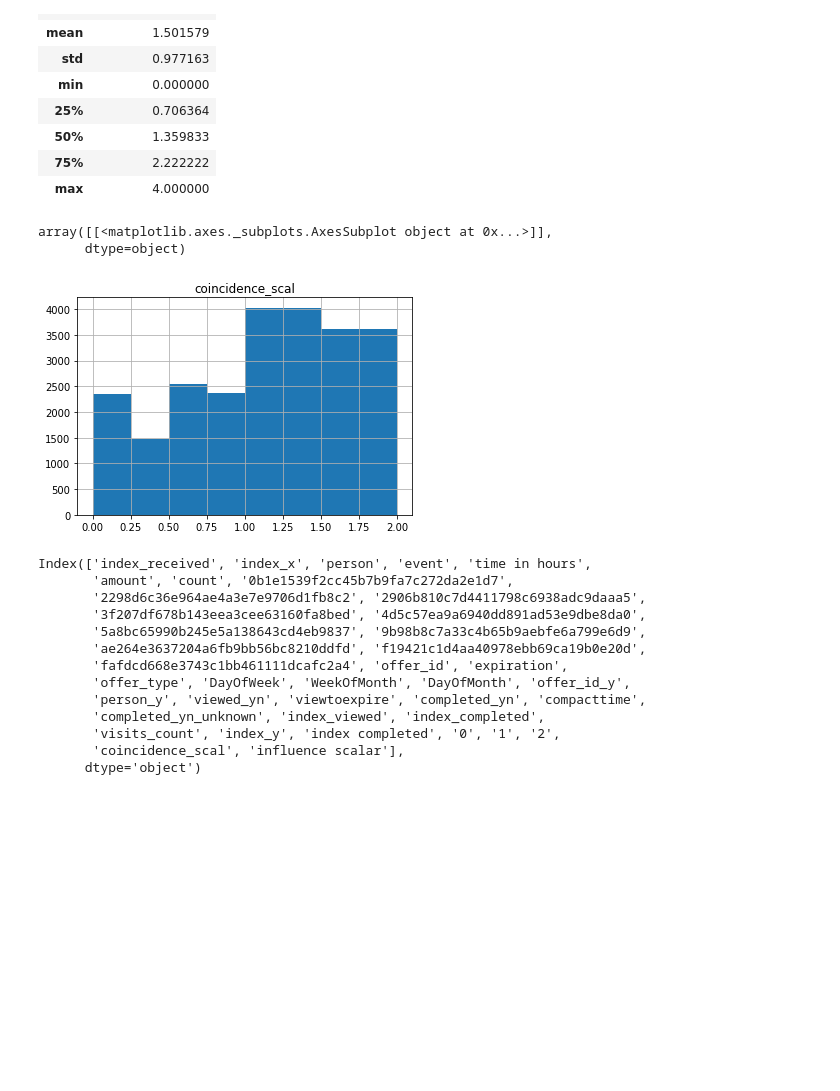
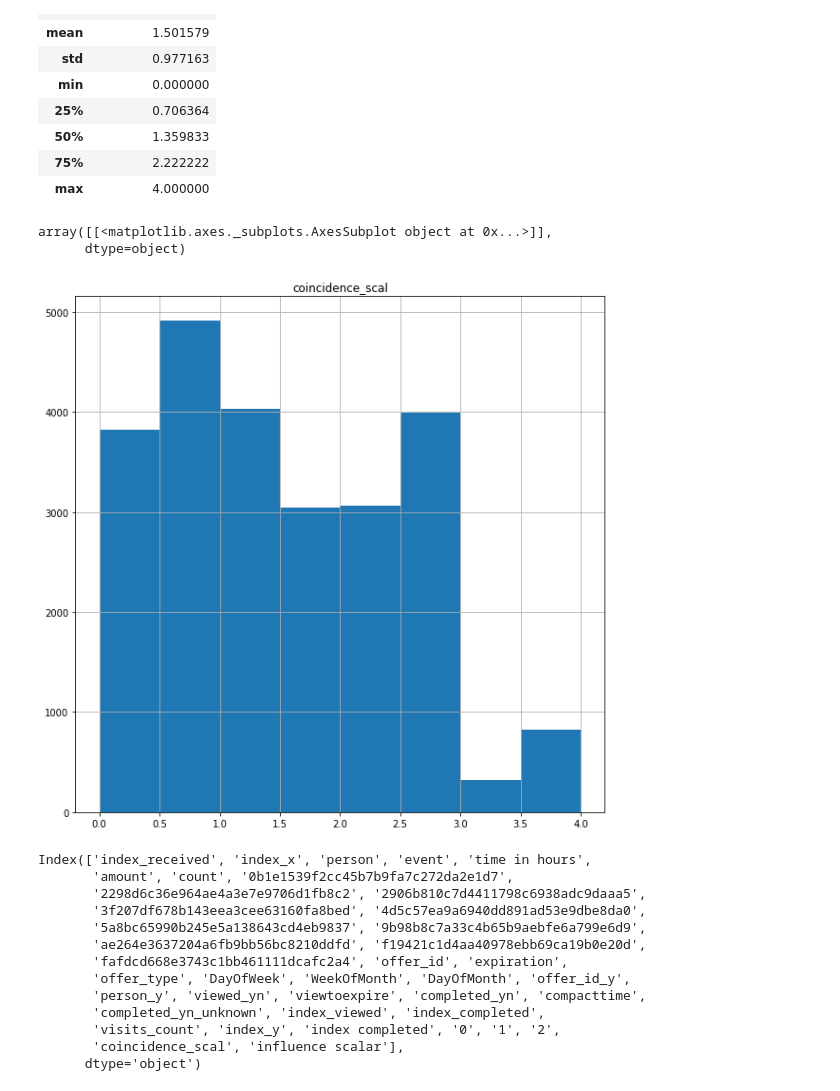
Before and after one commit to ludmann-stefan/Starbucks_CapstoneProject, a Jupyter notebook: ML StarbucksProject.ipynb, the cells around one changed output. Drawn from its saved outputs; the diff is of its cells as text; code cells hidden in the pictures; blank space fills up the shorter version.

```diff
--- a/ML StarbucksProject.ipynb
+++ b/ML StarbucksProject.ipynb
@@ -356,11 +356,11 @@ pd.DataFrame(scalar2).describe()
 | 75% | 2.222222 |
 | max | 4.000000 |
 # %%
-pd.DataFrame(scalar2).hist(bins = [0, 0.25, 0.5, 0.75, 1, 1.5, 2])
+pd.DataFrame(scalar2).hist(bins = [0, 0.5, 1, 1.5, 2, 2.5 , 3, 3.5, 4])
 # %% [output]
 array([[<matplotlib.axes._subplots.AxesSubplot object at 0x...>]],
       dtype=object)
-[figure, old version]
+[figure, new version]
 # %%
 influence_feature2 = influence_feature.merge (pd.DataFrame(scalar2)
                          , left_index = True, right_index = True).rename (
```
Also changed, not shown: parts of 17 cells of this notebook.
